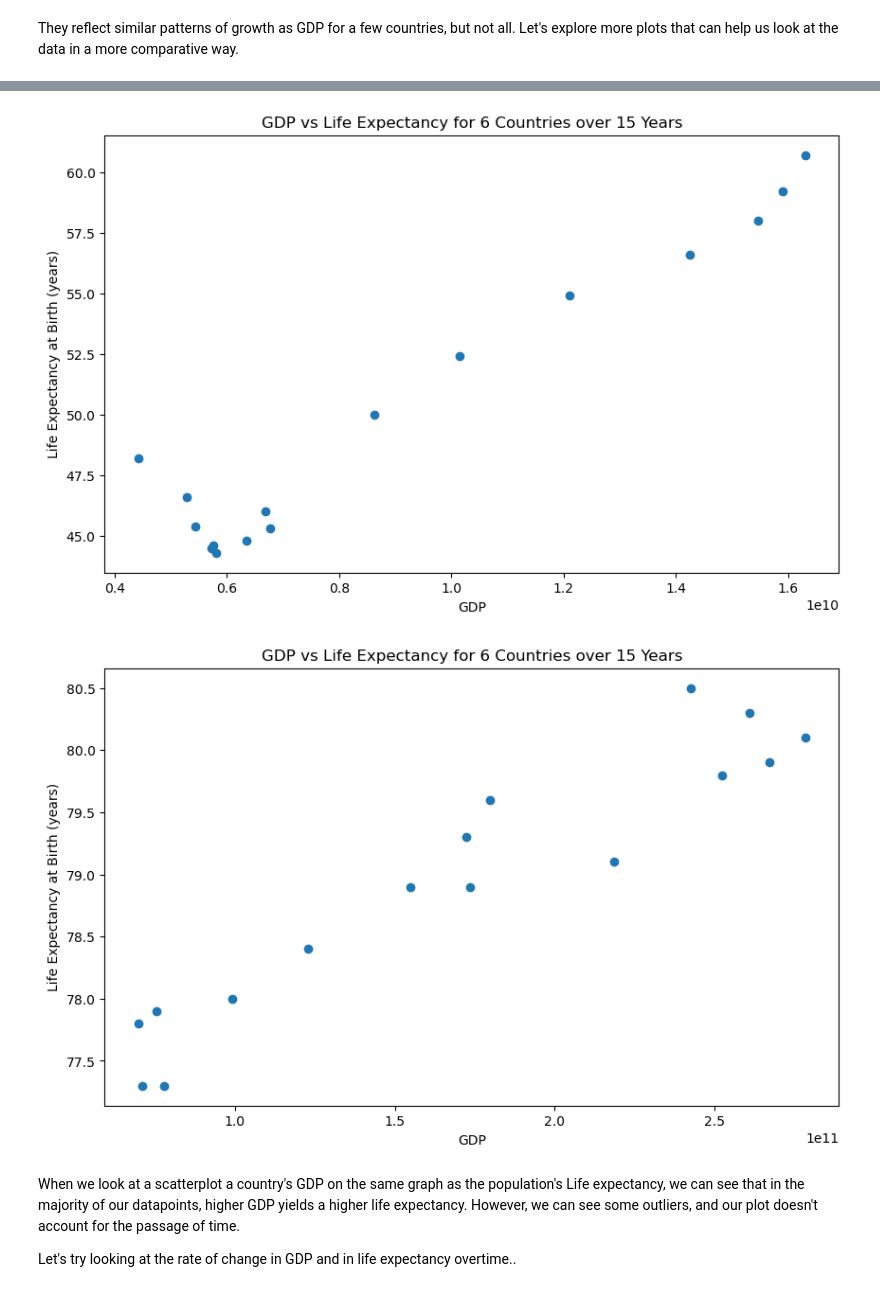
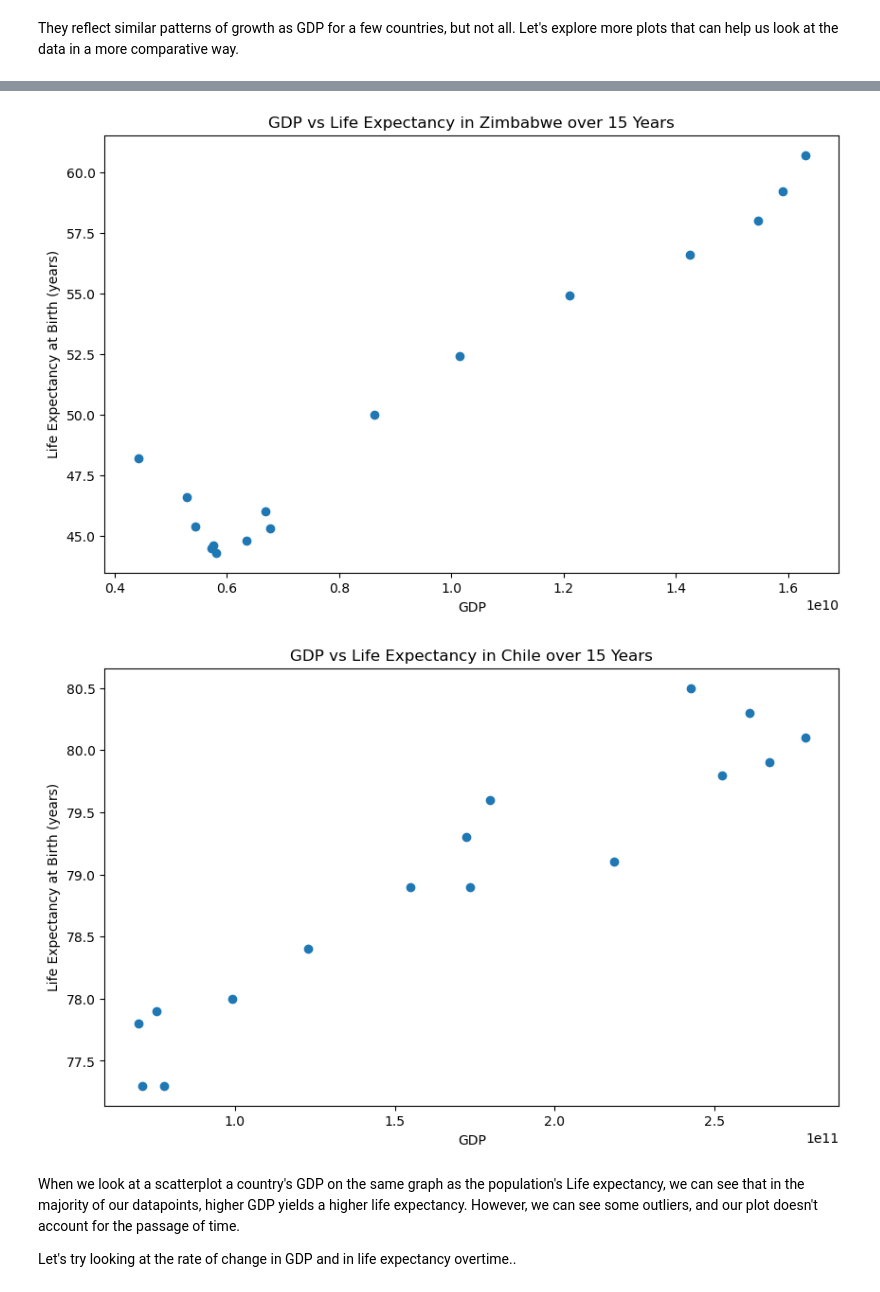
Before and after one commit to kikodido/Life-Expectancy-and-GDP, a Jupyter notebook: life_expectancy_gdp.ipynb, the cells around one changed output, grey strips where cells are left out. Drawn from its saved outputs; the diff is of its cells as text; code cells hidden in the pictures.

```diff
--- a/life_expectancy_gdp.ipynb
+++ b/life_expectancy_gdp.ipynb
@@ -159,7 +159,7 @@ def make_scatter(country):
     # Labels and title
     plt.xlabel('GDP')
     plt.ylabel('Life Expectancy at Birth (years)')
-    plt.title('GDP vs Life Expectancy for 6 Countries over 15 Years')
+    plt.title('GDP vs Life Expectancy in {} over 15 Years'.format(country))
 
     plt.show()
 
@@ -171,5 +171,5 @@ make_scatter('Chile')
-[figure, old version]
+[figure, new version]
-[figure, old version]
+[figure, new version]
 # %% [markdown]
 When we look at a scatterplot a country's GDP on the same graph as the population's Life expectancy, we can see that in the majority of our datapoints, higher GDP yields a higher life expectancy. However, we can see some outliers, and our plot doesn't account for the passage of time.
 
```
Also changed, not shown: parts of 1 cell of this notebook.
